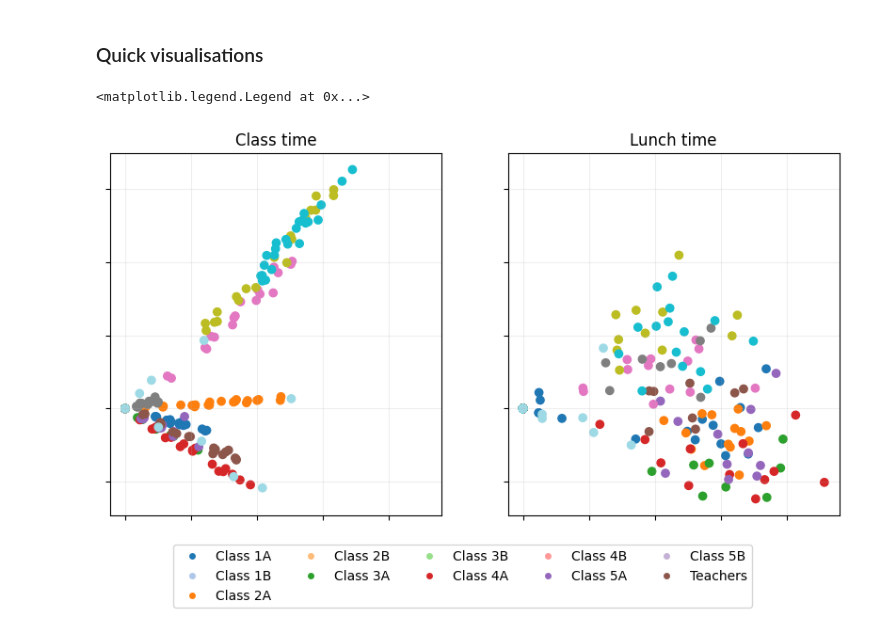
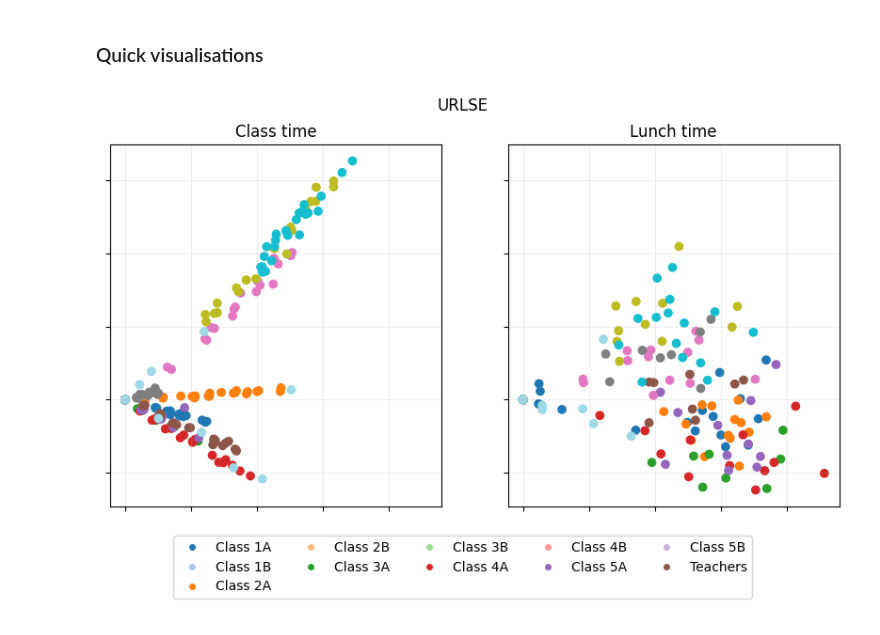
Before and after one commit to pyemb/pyemb, a Jupyter notebook: docs/source/tutorials/Dynamic graph - Lyon school data.ipynb, the cells around one changed output. Saved outputs shown, nothing was run; the diff lists cells and outputs as text; code cells hidden in the pictures.

Commit message:
Have a minimal school tutorial with updated plotting functions

```diff
--- a/docs/source/tutorials/Dynamic graph - Lyon school data.ipynb
+++ b/docs/source/tutorials/Dynamic graph - Lyon school data.ipynb
@@ -78,9 +79,9 @@ Number of nodes: 242
 # %%
 from pyemb.embedding import dyn_embed
 
-# Embed the graph using unfolded regularised Laplacian spectral embedding
+# Embed the graph using unfolded regularURLSEd Laplacian spectral embedding
 d = 10
-emb = dyn_embed(As, d=d, method="URLSE", regulariser="auto")
+URLSE_emb = dyn_embed(As, d=d, method="URLSE")
 # %% [markdown]
 ### Quick visualisations
 # %%
@@ -91,18 +92,21 @@ plot_dyn_embedding(emb, n, T, node_labels)
 # %%
 # Or plot the embedding at specific times
 from pyemb.tools import plot_embedding_snapshots
 
+def school_legend(fig):
+    # Add a legend
+    handles = []
+    for i, label in enumerate(np.unique(node_labels)):
+        handles.append(plt.Line2D([0], [0], marker='o', color='w', markerfacecolor=plt.cm.tab20(i), label=label))
+
+    fig.legend(handles=handles, loc='lower center', ncol=5, bbox_to_anchor=(0.5, -0.1))
+
 
 points_of_interest = [5, 14]
 point_labels = ["Class time", "Lunch time"]
-fig = plot_embedding_snapshots(emb, n, node_labels, points_of_interest, point_labels)
+fig = plot_embedding_snapshots(URLSE_emb, n, node_labels, points_of_interest, point_labels)
 
-# Add a legend
-handles = []
-for i, label in enumerate(np.unique(node_labels)):
-    handles.append(plt.Line2D([0], [0], marker='o', color='w', markerfacecolor=plt.cm.tab20(i), label=label))
-
-fig.legend(handles=handles, loc='lower center', ncol=5, bbox_to_anchor=(0.5, -0.1))
+school_legend(fig)
+_ = fig.suptitle("URLSE")
 # %% [output]
-<matplotlib.legend.Legend at 0x...>
-[figure, old version]
+[figure, new version]
```
Also changed, not shown: parts of 11 cells of this notebook, 1 other file.
